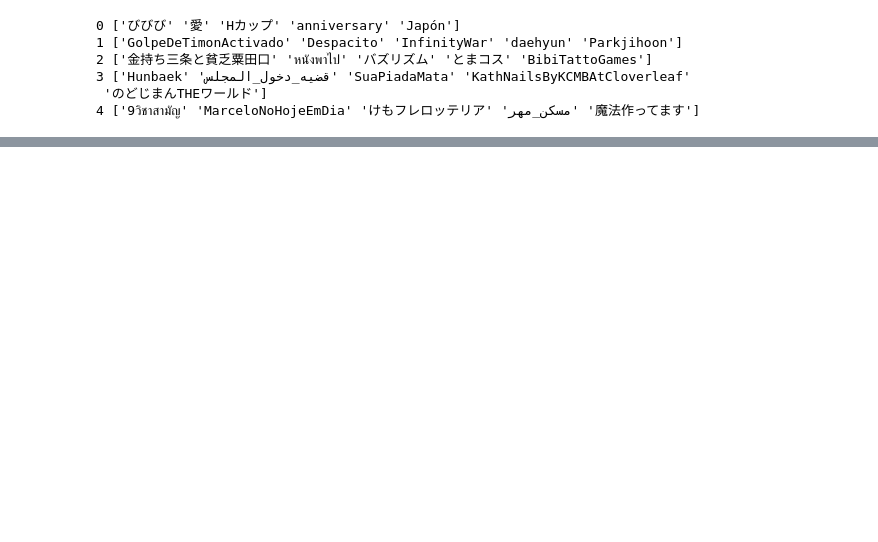
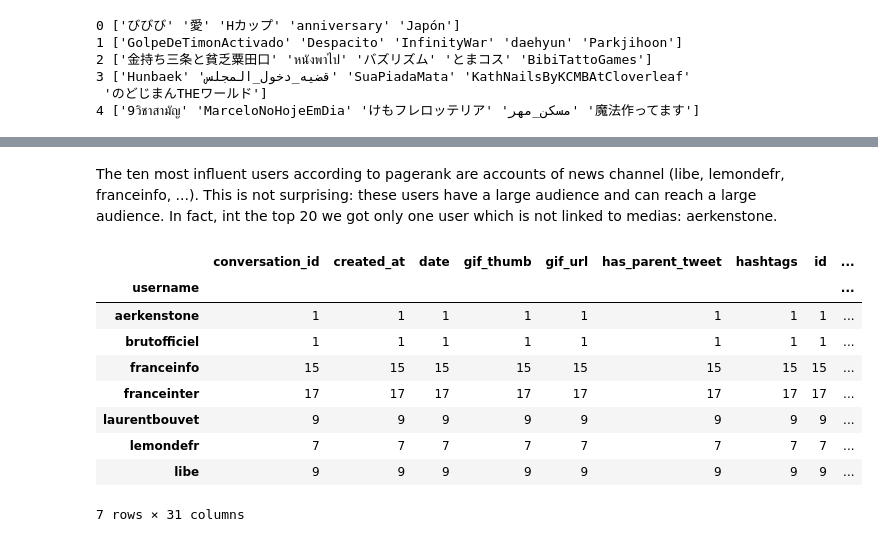
Before and after one commit to poechsel/ADA-project, a Jupyter notebook: analysis.ipynb, the cells around one changed output, grey strips where cells are left out. Cells and saved outputs as stored; diff of their text form; code cells hidden in the pictures; blank space fills up the shorter version.

```diff
--- a/analysis.ipynb
+++ b/analysis.ipynb
@@ -901,0 +1005,3 @@ for i in range(5):
+# %%
+indices = list(range(graph.vcount()))
+indices.sort(key=graph.vs['pagerank'].__getitem__, reverse=True)
@@ -901,0 +1012,6 @@ for i in range(5):
+# %%
+ranked_users = pd.DataFrame()
+ranked_users['name'] = [graph.vs['name'][i] for i in indices]
+ranked_users['pagerank'] = [graph.vs['pagerank'][i] for i in indices]
+# %%
+top_20_users = ranked_users.nlargest(20, 'pagerank')
@@ -901,0 +1038,17 @@ for i in range(5):
+# %% [markdown]
+The ten most influent users according to pagerank are accounts of news channel (libe, lemondefr, franceinfo, ...). This is not surprising: these users have a large audience and can reach a large audience. In fact, int the top 20 we got only one user which is not linked to medias: aerkenstone.
+# %%
+influential_tweets = tweets_pd[tweets_pd['username'].isin(top_20_users.name)]
+# %%
+influential_tweets.groupby('username').count()
+# %% [output]
+|  | conversation_id | created_at | date | gif_thumb | gif_url | has_parent_tweet | hashtags | id | ... |
+| username |  |  |  |  |  |  |  |  | ... |
+| aerkenstone | 1 | 1 | 1 | 1 | 1 | 1 | 1 | 1 | ... |
+| brutofficiel | 1 | 1 | 1 | 1 | 1 | 1 | 1 | 1 | ... |
+| franceinfo | 15 | 15 | 15 | 15 | 15 | 15 | 15 | 15 | ... |
+| franceinter | 17 | 17 | 17 | 17 | 17 | 17 | 17 | 17 | ... |
+| laurentbouvet | 9 | 9 | 9 | 9 | 9 | 9 | 9 | 9 | ... |
+| lemondefr | 7 | 7 | 7 | 7 | 7 | 7 | 7 | 7 | ... |
+| libe | 9 | 9 | 9 | 9 | 9 | 9 | 9 | 9 | ... |
+7 rows × 31 columns
```
Also changed, not shown: parts of 60 cells of this notebook.
